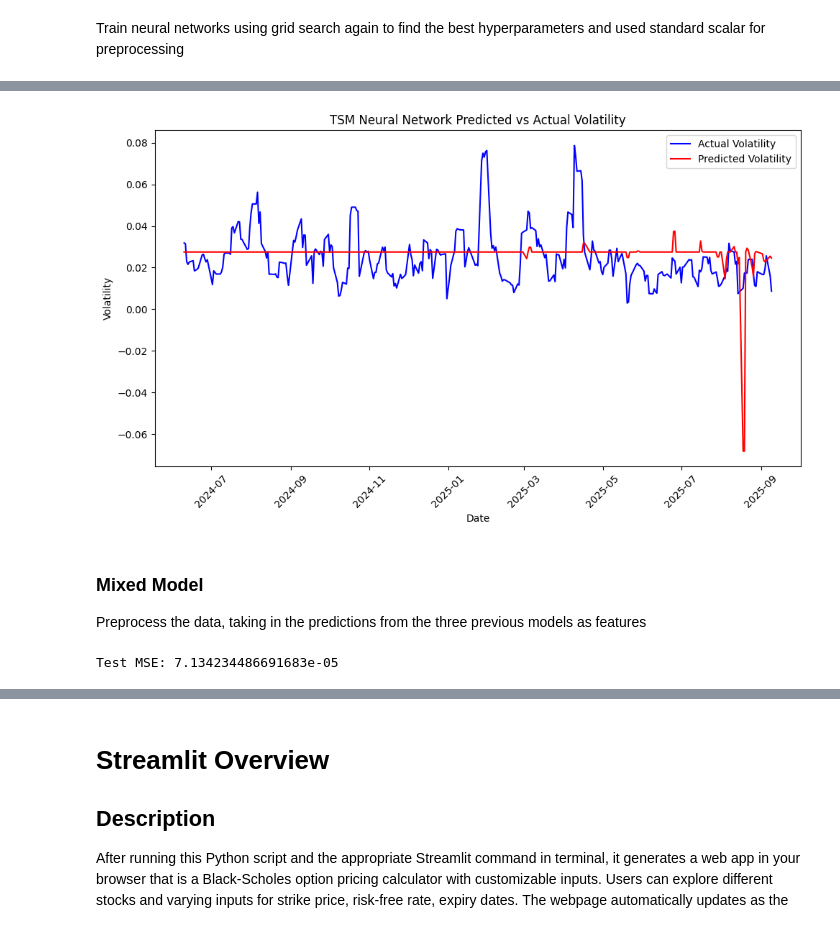
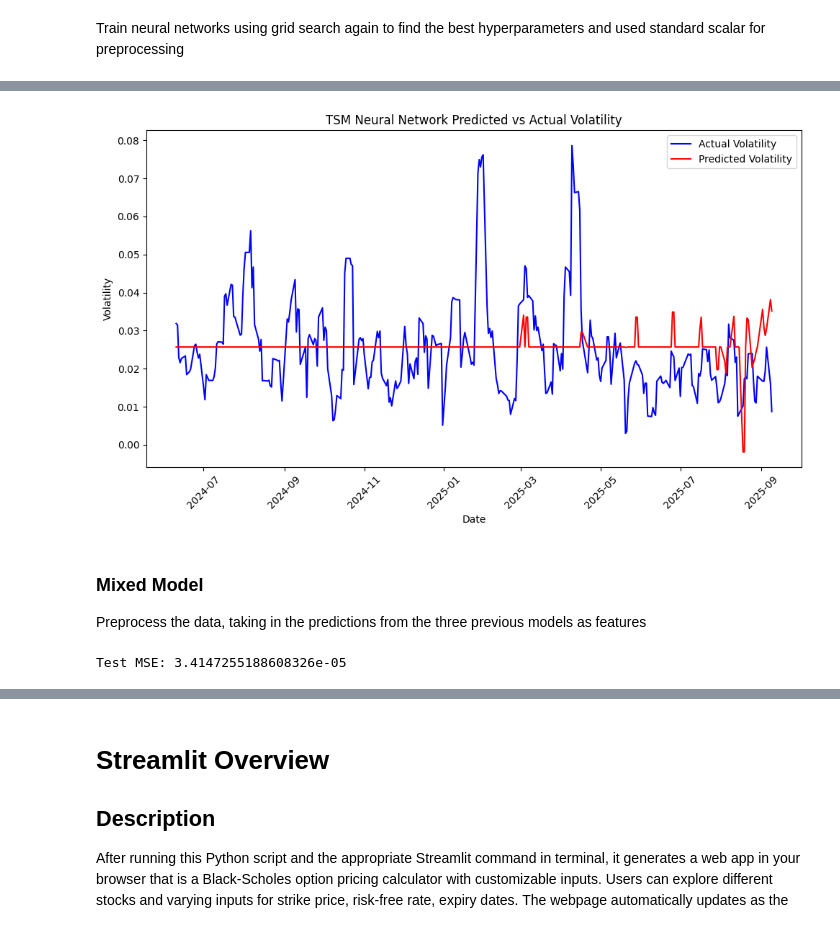
Before and after one commit to Aroesler1/option-volatility-pricing, a Jupyter notebook: Main.ipynb, the cells around one changed output, grey strips where cells are left out. Drawn from its saved outputs; the diff is of its cells as text; code cells hidden in the pictures.

```diff
--- a/Main.ipynb
+++ b/Main.ipynb
@@ -1962,11 +2124,19 @@ Epoch 20/20
 Evaluate the final model and add the predictions to the dataframe, data
 # %%
 # Evaluate the model on the test set
-test_loss = best_lstm_model.evaluate(X_test, y_test)
+best_lstm_model.eval()
+X_test_t = torch.FloatTensor(X_test)
+y_test_t = torch.FloatTensor(y_test.reshape(-1, 1))
+
+with torch.no_grad():
+    test_outputs = best_lstm_model(X_test_t)
+    test_loss = nn.MSELoss()(test_outputs, y_test_t).item()
 print("Test Loss:", test_loss)
 
 # Make predictions using the trained model
-predictions = best_lstm_model.predict(X)
+X_tensor = torch.FloatTensor(X)
+with torch.no_grad():
+    predictions = best_lstm_model(X_tensor).cpu().numpy()
 
 # Inverse transform the scaled predictions to get the original volatility values
 lstm_predictions = scaler.inverse_transform(predictions)
@@ -2046,10 +2218,15 @@ predictions = []
 # Use the first input from X_test to start the prediction
 current_input = X_test[0]  # Initial input is the first window from the test set
 
+# Set model to evaluation mode
+best_lstm_model.eval()
+
 # Loop through all time steps in X_test
 for i in range(len(X_test)):
-    # Predict the next value
-    predicted_value = best_lstm_model.predict(np.reshape(current_input, (1, current_input.shape[0], current_input.shape[1])))
+    # Convert to tensor and predict
+    input_tensor = torch.FloatTensor(np.reshape(current_input, (1, current_input.shape[0], current_input.shape[1])))
+    with torch.no_grad():
+        predicted_value = best_lstm_model(input_tensor).cpu().numpy()
 
     # Store the prediction
     predictions.append(predicted_value[0, 0])
@@ -2145,8 +2304,9 @@ X = data[features]
 y = data[target]
 
 # Split the data into training, validation, and testing sets (60% train, 20% validation, 20% test)
-X_train, X_temp, y_train, y_temp = train_test_split(X, y, test_size=0.4, random_state=42)
-X_val, X_test, y_val, y_test = train_test_split(X_temp, y_temp, test_size=0.5, random_state=42)
+# shuffle=False to prevent time series data leakage
+X_train, X_temp, y_train, y_temp = train_test_split(X, y, test_size=0.4, random_state=42, shuffle=False)
+X_val, X_test, y_val, y_test = train_test_split(X_temp, y_temp, test_size=0.5, random_state=42, shuffle=False)
 
 # Set up the Ridge regression model (regularized linear regression)
 ridge = Ridge()
@@ -2312,4 +2521,8 @@ Test Loss: 0.0003526347572915256
 # %%
-nn_pred = best_nn_model.predict(X_scaled)
+# Make predictions using the trained NN model
+best_nn_model.eval()
+X_scaled_t = torch.FloatTensor(X_scaled)
+with torch.no_grad():
+    nn_pred = best_nn_model(X_scaled_t).cpu().numpy()
 
 data['nn predictions'] = nn_pred
@@ -2319,7 +2530,10 @@ data['nn predictions'] = nn_pred
 import matplotlib.pyplot as plt
 
 # Make predictions on the test set using the best model
-y_pred = best_nn_model.predict(X_scaled)
+best_nn_model.eval()
+X_scaled_t = torch.FloatTensor(X_scaled)
+with torch.no_grad():
+    y_pred = best_nn_model(X_scaled_t).cpu().numpy()
 
 # Assuming 'data' has a 'Date' column
 # Use the 'Date' column for plotting, make sure it's in datetime format
@@ -2350,4 +2563,4 @@ plt.show()
-[figure, old version]
+[figure, new version]
 # %% [markdown]
 ### Mixed Model
 Preprocess the data, taking in the predictions from the three previous models as features
@@ -2362,7 +2575,8 @@ X = mixed_modeling_data[['nn predictions', 'LSTM_Predictions', 'linreg predictio
 y = mixed_modeling_data['Volatility']
 
 # Split the data into training and testing sets
-X_train, X_test, y_train, y_test = train_test_split(X, y, test_size=0.2, random_state=42)
+# shuffle=False to prevent time series data leakage
+X_train, X_test, y_train, y_test = train_test_split(X, y, test_size=0.2, random_state=42, shuffle=False)
 
 # Initialize the linear regression model
 mixed_model = LinearRegression()
@@ -2378,7 +2592,7 @@ mse = mean_squared_error(y_test, y_pred)
 
 print(f'Test MSE: {mse}')
 # %% [output]
-Test MSE: 7.134234486691683e-05
+Test MSE: 3.4147255188608326e-05
 # %%
 mixed_preds = mixed_model.predict(X)
 # %%
```
Also changed, not shown: parts of 40 cells of this notebook, 1 other file.
